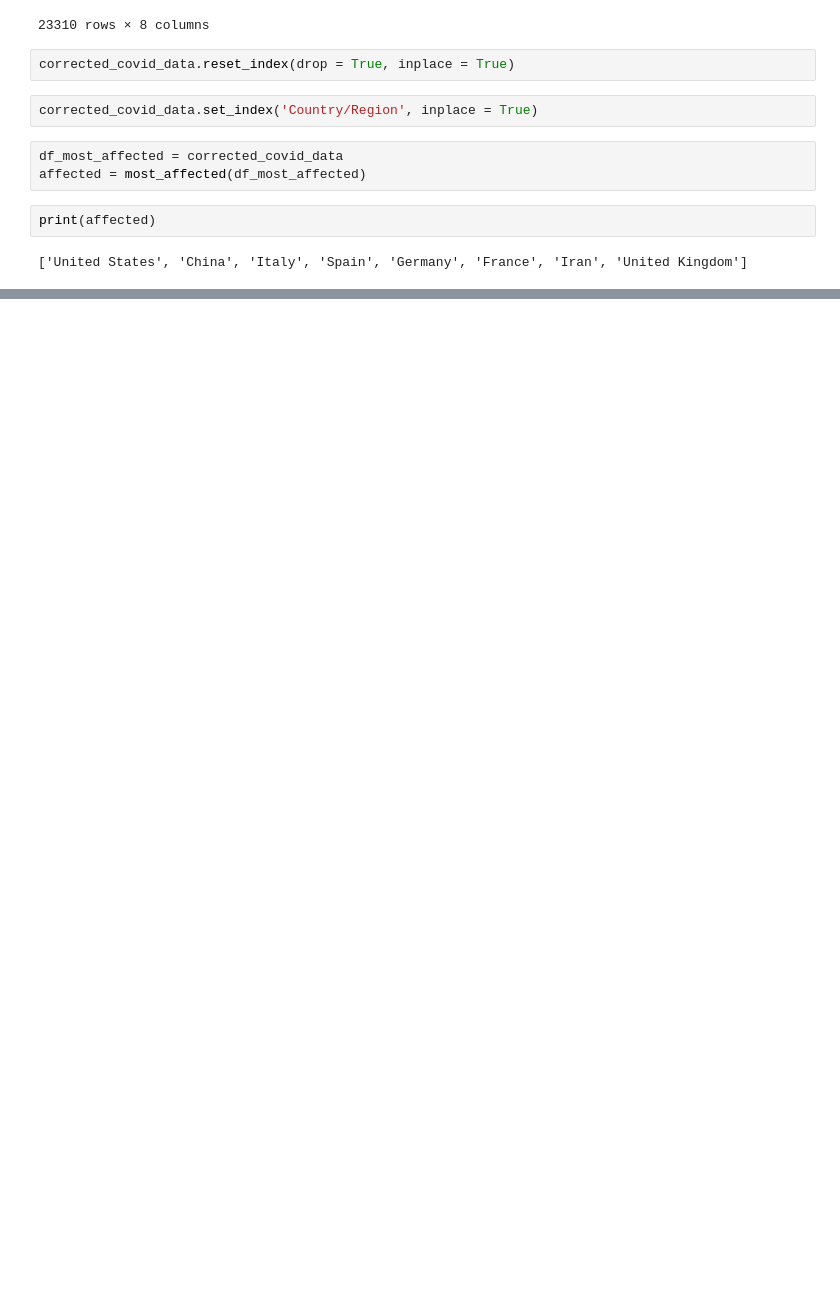
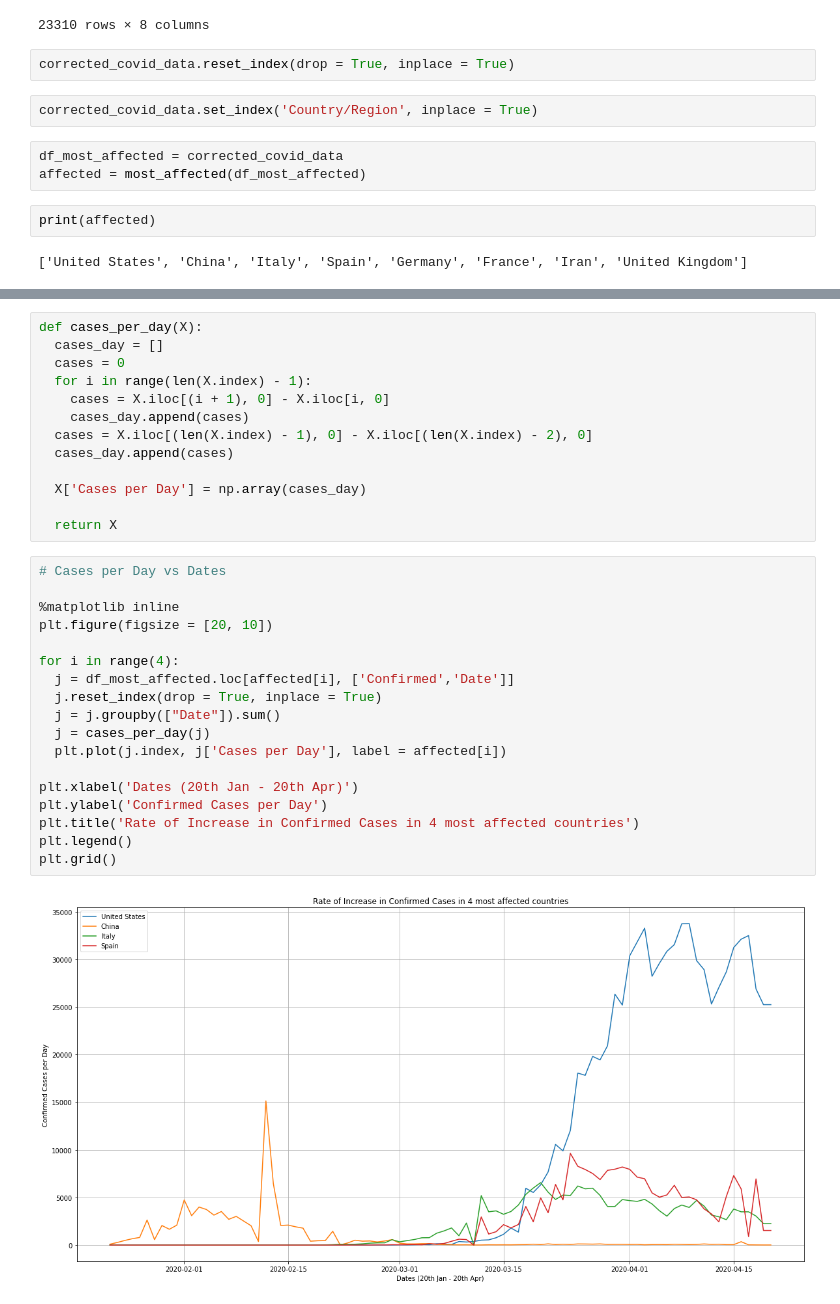
Before and after one commit to newb-dev-1008/GetBoarded_Latitude, a Jupyter notebook: GetBoarded_Week2.ipynb, the cells around one changed output, grey strips where cells are left out. Drawn from its saved outputs; the diff is of its cells as text; blank space fills up the shorter version.

```diff
--- a/GetBoarded_Week2.ipynb
+++ b/GetBoarded_Week2.ipynb
@@ -400,0 +423,33 @@ print(affected)
+# %%
+def cases_per_day(X):
+  cases_day = []
+  cases = 0
+  for i in range(len(X.index) - 1):
+    cases = X.iloc[(i + 1), 0] - X.iloc[i, 0]
+    cases_day.append(cases)
+  cases = X.iloc[(len(X.index) - 1), 0] - X.iloc[(len(X.index) - 2), 0]
+  cases_day.append(cases)
+
+  X['Cases per Day'] = np.array(cases_day)
+
+  return X
+# %%
+# Cases per Day vs Dates
+
+%matplotlib inline
+plt.figure(figsize = [20, 10])
+
+for i in range(4):
+  j = df_most_affected.loc[affected[i], ['Confirmed','Date']]
+  j.reset_index(drop = True, inplace = True)
+  j = j.groupby(["Date"]).sum()
+  j = cases_per_day(j)
+  plt.plot(j.index, j['Cases per Day'], label = affected[i])
+
+plt.xlabel('Dates (20th Jan - 20th Apr)')
+plt.ylabel('Confirmed Cases per Day')
+plt.title('Rate of Increase in Confirmed Cases in 4 most affected countries')
+plt.legend()
+plt.grid()
+# %% [output]
+[figure, added]
```
Also changed, not shown: parts of 12 cells of this notebook.
